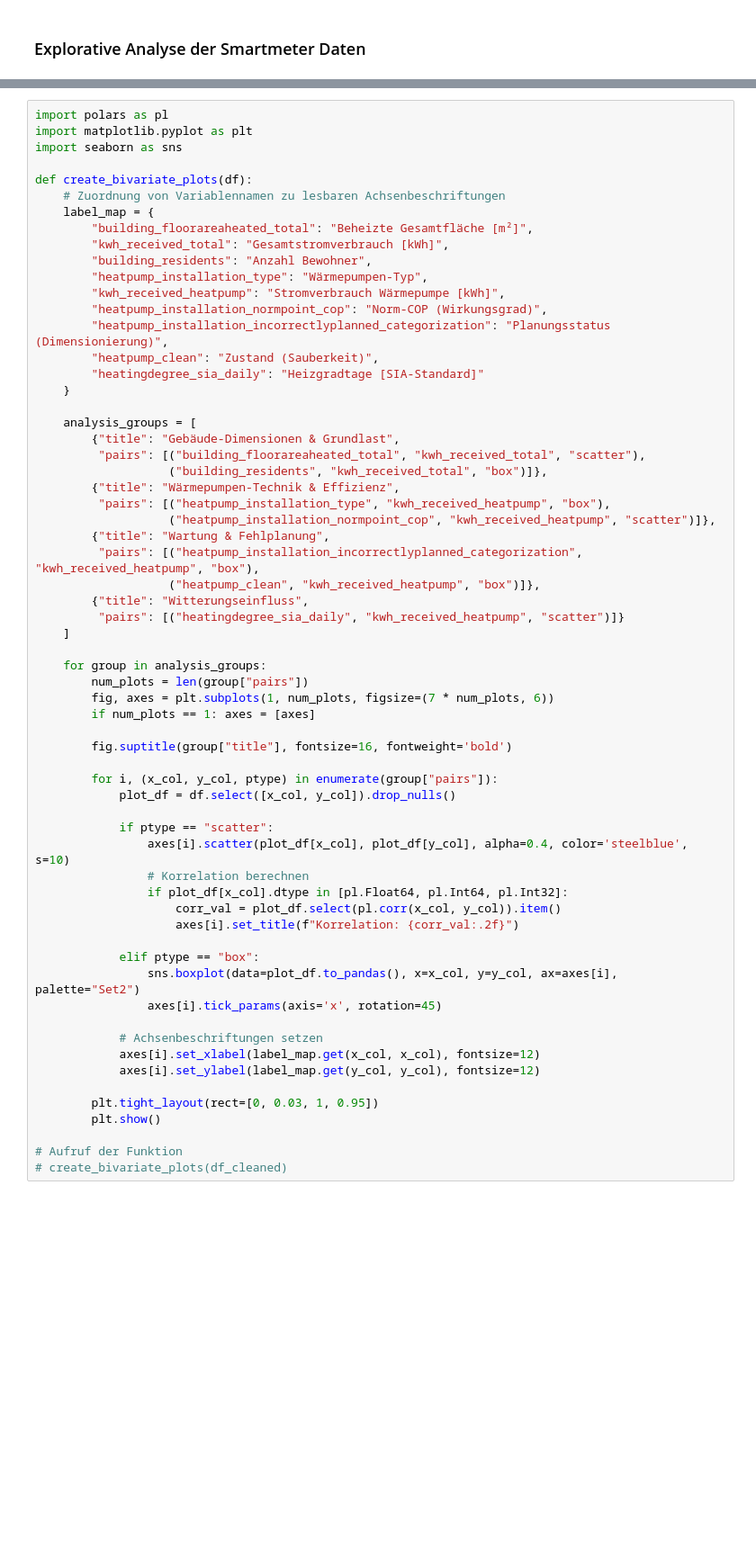
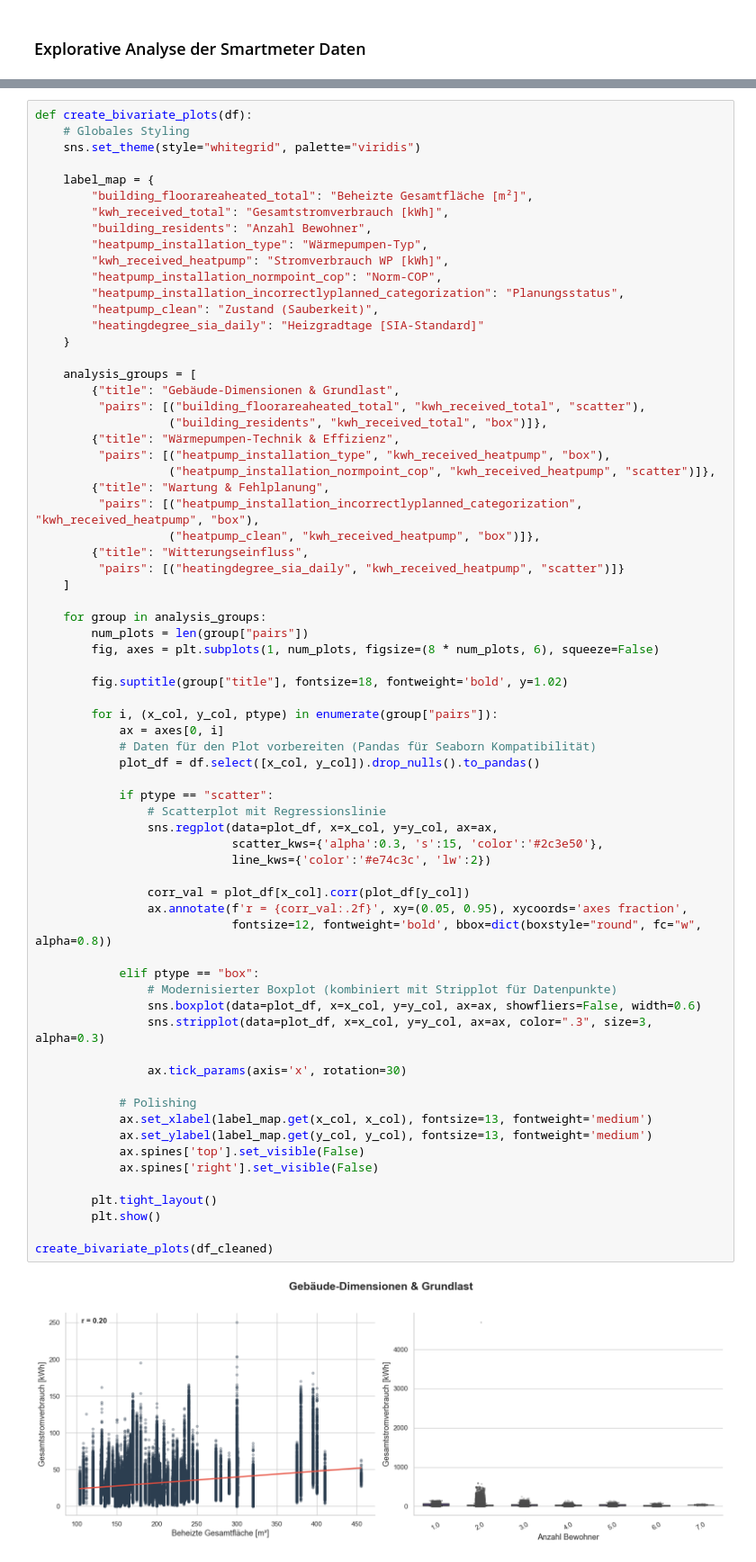
Before and after one commit to MadMax199/SmartHeat-Optimizer, a Jupyter notebook: 04_notebooks/explorative_analyse _bivariat.ipynb, the cells around one changed output, grey strips where cells are left out. Shown at 90% size. Cells and saved outputs as stored; diff of their text form; blank space fills up the shorter version.

```diff
--- a/04_notebooks/explorative_analyse _bivariat.ipynb
+++ b/04_notebooks/explorative_analyse _bivariat.ipynb
@@ -17,63 +195,71 @@ df_cleaned = processed_data_load(path_to_file)
 # %%
-import polars as pl
-import matplotlib.pyplot as plt
-import seaborn as sns
+def create_bivariate_plots(df):
+    # Globales Styling
+    sns.set_theme(style="whitegrid", palette="viridis")
 
-def create_bivariate_plots(df):
-    # Zuordnung von Variablennamen zu lesbaren Achsenbeschriftungen
     label_map = {
         "building_floorareaheated_total": "Beheizte Gesamtfläche [m²]",
         "kwh_received_total": "Gesamtstromverbrauch [kWh]",
         "building_residents": "Anzahl Bewohner",
         "heatpump_installation_type": "Wärmepumpen-Typ",
-        "kwh_received_heatpump": "Stromverbrauch Wärmepumpe [kWh]",
-        "heatpump_installation_normpoint_cop": "Norm-COP (Wirkungsgrad)",
-        "heatpump_installation_incorrectlyplanned_categorization": "Planungsstatus (Dimensionierung)",
+        "kwh_received_heatpump": "Stromverbrauch WP [kWh]",
+        "heatpump_installation_normpoint_cop": "Norm-COP",
+        "heatpump_installation_incorrectlyplanned_categorization": "Planungsstatus",
         "heatpump_clean": "Zustand (Sauberkeit)",
         "heatingdegree_sia_daily": "Heizgradtage [SIA-Standard]"
     }
 
     analysis_groups = [
         {"title": "Gebäude-Dimensionen & Grundlast",
          "pairs": [("building_floorareaheated_total", "kwh_received_total", "scatter"),
                    ("building_residents", "kwh_received_total", "box")]},
         {"title": "Wärmepumpen-Technik & Effizienz",
          "pairs": [("heatpump_installation_type", "kwh_received_heatpump", "box"),
                    ("heatpump_installation_normpoint_cop", "kwh_received_heatpump", "scatter")]},
         {"title": "Wartung & Fehlplanung",
          "pairs": [("heatpump_installation_incorrectlyplanned_categorization", "kwh_received_heatpump", "box"),
                    ("heatpump_clean", "kwh_received_heatpump", "box")]},
         {"title": "Witterungseinfluss",
          "pairs": [("heatingdegree_sia_daily", "kwh_received_heatpump", "scatter")]}
     ]
 
     for group in analysis_groups:
         num_plots = len(group["pairs"])
-        fig, axes = plt.subplots(1, num_plots, figsize=(7 * num_plots, 6))
-        if num_plots == 1: axes = [axes]
+        fig, axes = plt.subplots(1, num_plots, figsize=(8 * num_plots, 6), squeeze=False)
 
-        fig.suptitle(group["title"], fontsize=16, fontweight='bold')
+        fig.suptitle(group["title"], fontsize=18, fontweight='bold', y=1.02)
 
         for i, (x_col, y_col, ptype) in enumerate(group["pairs"]):
-            plot_df = df.select([x_col, y_col]).drop_nulls()
+            ax = axes[0, i]
+            # Daten für den Plot vorbereiten (Pandas für Seaborn Kompatibilität)
+            plot_df = df.select([x_col, y_col]).drop_nulls().to_pandas()
 
             if ptype == "scatter":
-                axes[i].scatter(plot_df[x_col], plot_df[y_col], alpha=0.4, color='steelblue', s=10)
-                # Korrelation berechnen
-                if plot_df[x_col].dtype in [pl.Float64, pl.Int64, pl.Int32]:
-                    corr_val = plot_df.select(pl.corr(x_col, y_col)).item()
-                    axes[i].set_title(f"Korrelation: {corr_val:.2f}")
+                # Scatterplot mit Regressionslinie
+                sns.regplot(data=plot_df, x=x_col, y=y_col, ax=ax,
+                            scatter_kws={'alpha':0.3, 's':15, 'color':'#2c3e50'},
+                            line_kws={'color':'#e74c3c', 'lw':2})
+
+                corr_val = plot_df[x_col].corr(plot_df[y_col])
+                ax.annotate(f'r = {corr_val:.2f}', xy=(0.05, 0.95), xycoords='axes fraction',
+                            fontsize=12, fontweight='bold', bbox=dict(boxstyle="round", fc="w", alpha=0.8))
 
             elif ptype == "box":
-                sns.boxplot(data=plot_df.to_pandas(), x=x_col, y=y_col, ax=axes[i], palette="Set2")
-                axes[i].tick_params(axis='x', rotation=45)
+                # Modernisierter Boxplot (kombiniert mit Stripplot für Datenpunkte)
+                sns.boxplot(data=plot_df, x=x_col, y=y_col, ax=ax, showfliers=False, width=0.6)
+                sns.stripplot(data=plot_df, x=x_col, y=y_col, ax=ax, color=".3", size=3, alpha=0.3)
 
-            # Achsenbeschriftungen setzen
-            axes[i].set_xlabel(label_map.get(x_col, x_col), fontsize=12)
-            axes[i].set_ylabel(label_map.get(y_col, y_col), fontsize=12)
+                ax.tick_params(axis='x', rotation=30)
 
-        plt.tight_layout(rect=[0, 0.03, 1, 0.95])
+            # Polishing
+            ax.set_xlabel(label_map.get(x_col, x_col), fontsize=13, fontweight='medium')
+            ax.set_ylabel(label_map.get(y_col, y_col), fontsize=13, fontweight='medium')
+            ax.spines['top'].set_visible(False)
+            ax.spines['right'].set_visible(False)
+
+        plt.tight_layout()
         plt.show()
 
-# Aufruf der Funktion
-# create_bivariate_plots(df_cleaned)
+create_bivariate_plots(df_cleaned)
+# %% [output]
+[figure, added]
```
Also changed, not shown: parts of 10 cells of this notebook.
